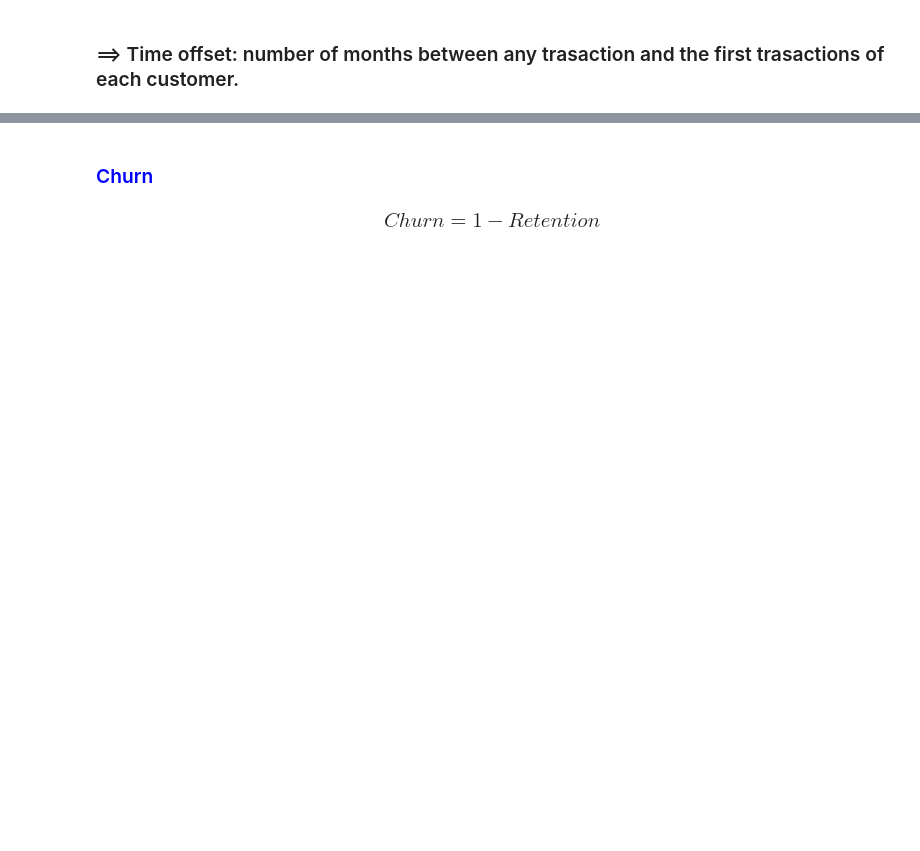
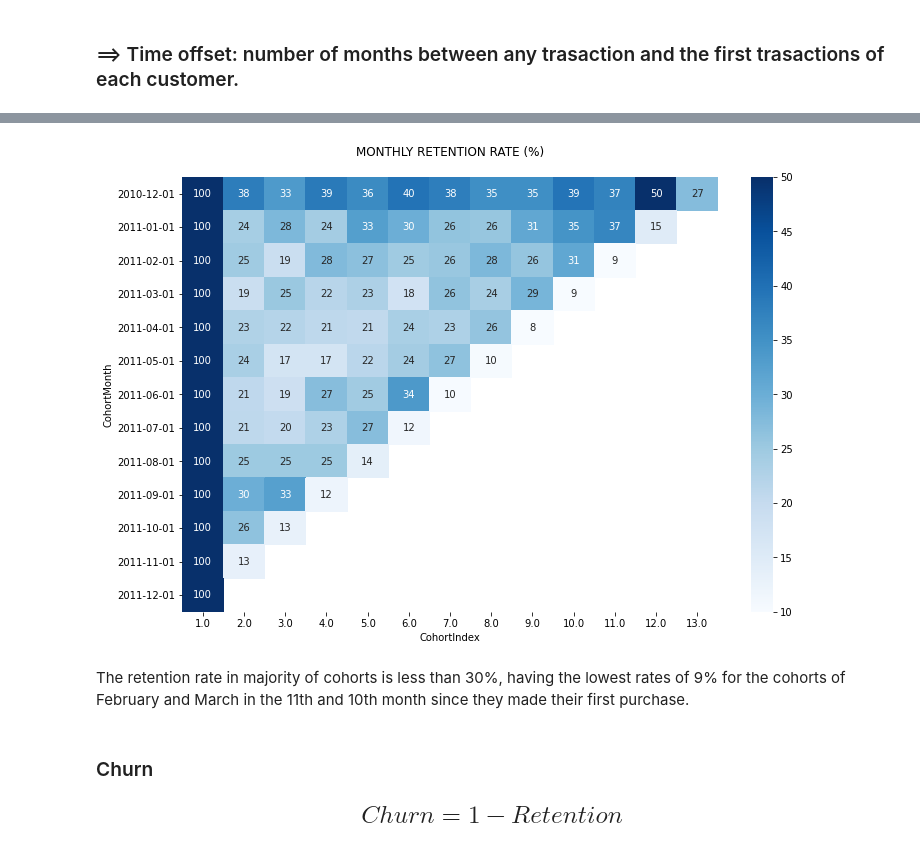
Before and after one commit to selenerc/Cohort-Analysis-and-CLTV, a Jupyter notebook: Cohort-Analysis-CLV.ipynb, the cells around one changed output, grey strips where cells are left out. Drawn from its saved outputs; the diff is of its cells as text; code cells hidden in the pictures; blank space fills up the shorter version.

```diff
--- a/Cohort-Analysis-CLV.ipynb
+++ b/Cohort-Analysis-CLV.ipynb
@@ -226,5 +198,14 @@ sns.set_style("ticks")
+# %%
+plt.figure(figsize=(12, 8))
+plt.title('MONTHLY RETENTION RATE (%)\n')
+sns.heatmap(data=retention, annot=True, cmap='Blues', fmt='.0f', vmin=10, vmax=50);
+print()
+# %% [output]
+[figure, added]
+# %% [markdown]
+The retention rate in majority of cohorts is less than 30%, having the lowest rates of 9% for the cohorts  of February and March in the 11th and 10th month since they made their first purchase.
 # %% [markdown]
-### <font color=blue> Churn </font>
-### $$ Churn = 1 - Retention $$
+### Churn
+## $$ Churn = 1 - Retention $$
 # %%
 # Churn Rate
```
Also changed, not shown: parts of 28 cells of this notebook.
